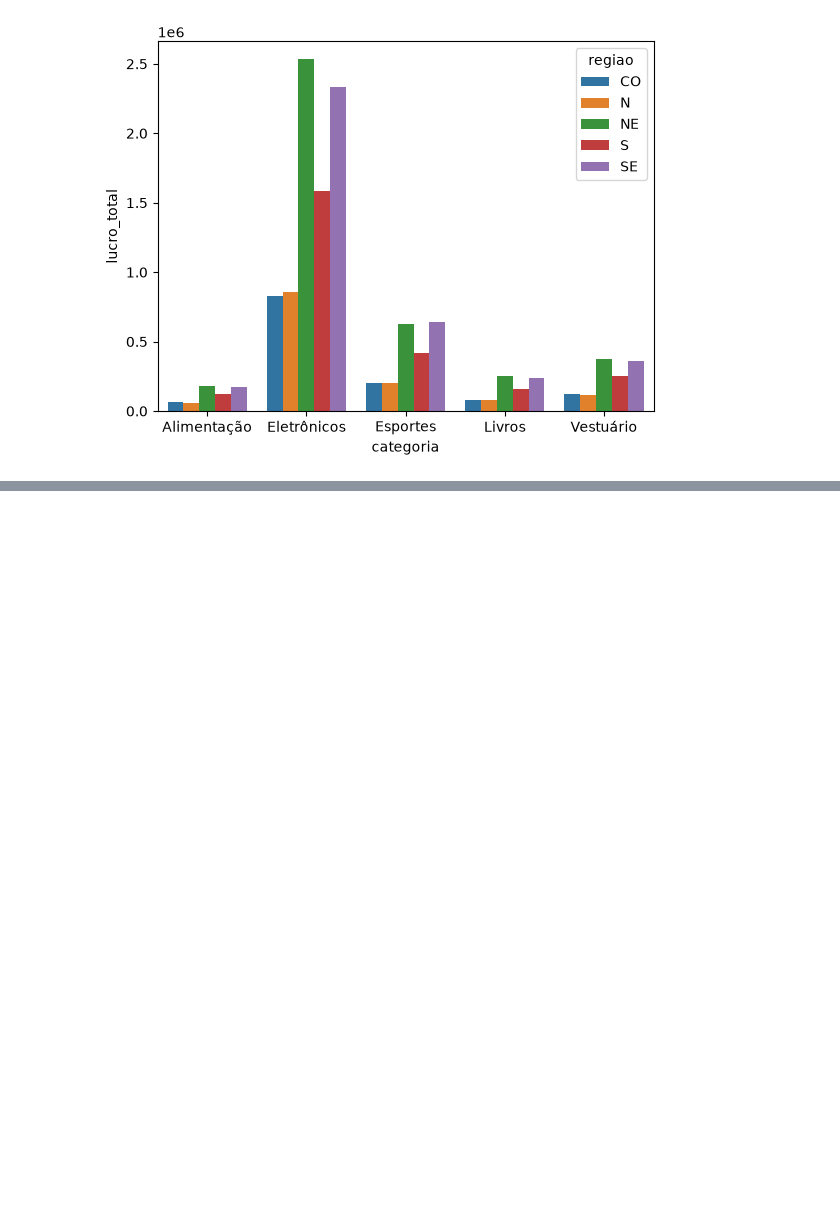
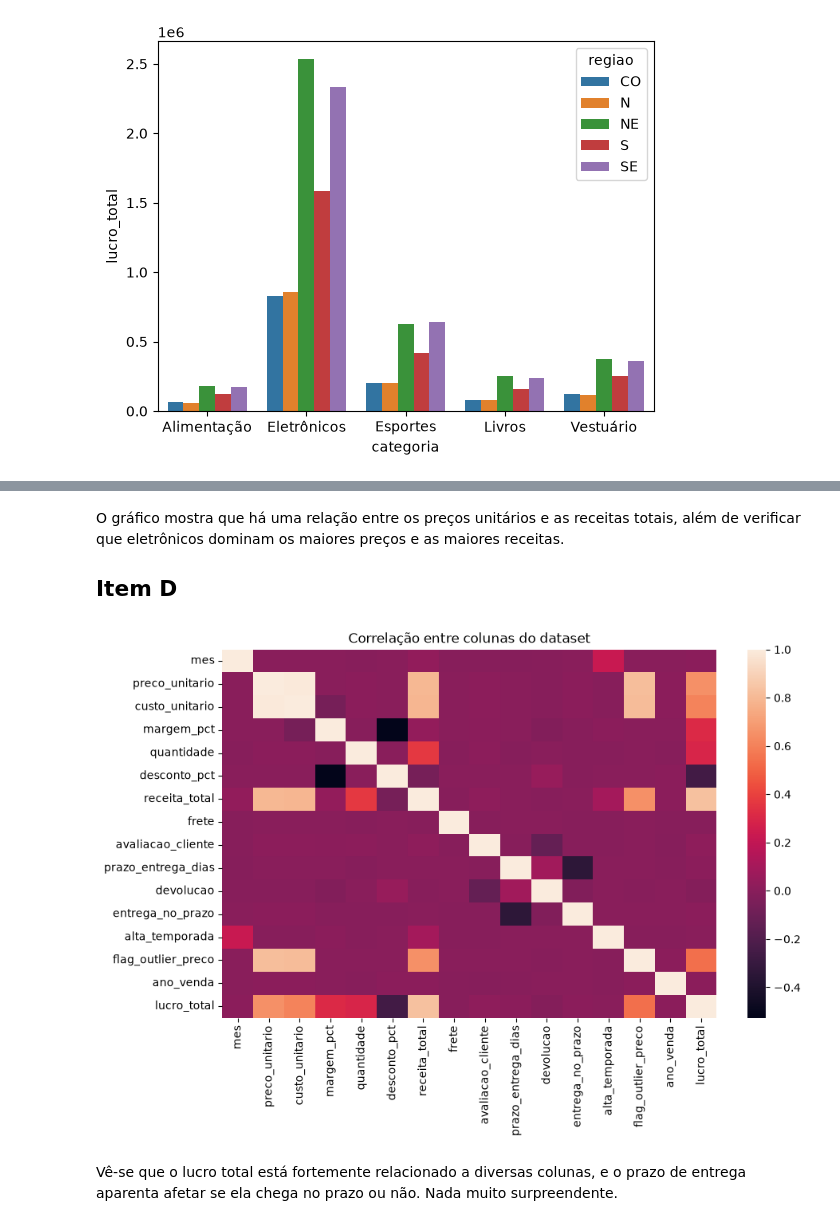
Before and after one commit to UFRJ-Analytica/ufrj-analytica-training, a Jupyter notebook: entregaveis/notebooks/rhenan_goncalves.ipynb, the cells around one changed output, grey strips where cells are left out. Cells and saved outputs as stored; diff of their text form; code cells hidden in the pictures; blank space fills up the shorter version.

```diff
--- a/entregaveis/notebooks/rhenan_goncalves.ipynb
+++ b/entregaveis/notebooks/rhenan_goncalves.ipynb
@@ -797,0 +846,13 @@ Quase confimado que o dataset é artificial, em muitos locais diferentes vejo pr
+# %% [markdown]
+O gráfico mostra que há uma relação entre os preços unitários e as receitas totais, além de verificar que eletrônicos dominam os maiores preços e as maiores receitas.
+
+## Item D
+# %%
+plt.figure(figsize=(10, 6))
+sns.heatmap( df.corr(numeric_only=True))
+plt.title("Correlação entre colunas do dataset")
+plt.show()
+# %% [output]
+[figure, added]
+# %% [markdown]
+Vê-se que o lucro total está fortemente relacionado a diversas colunas, e o prazo de entrega aparenta afetar se ela chega no prazo ou não. Nada muito surpreendente.
```
Also changed, not shown: parts of 6 cells of this notebook.
